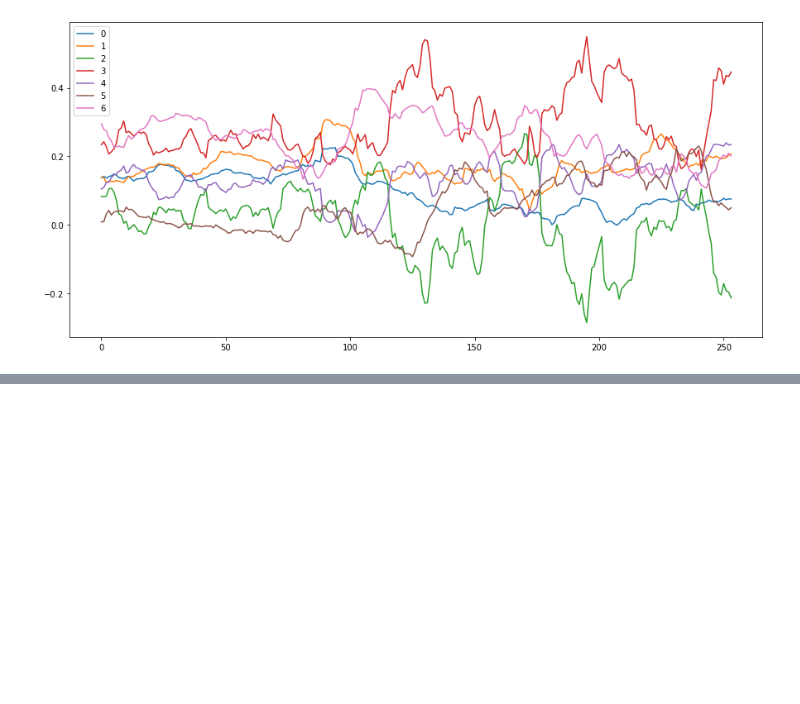
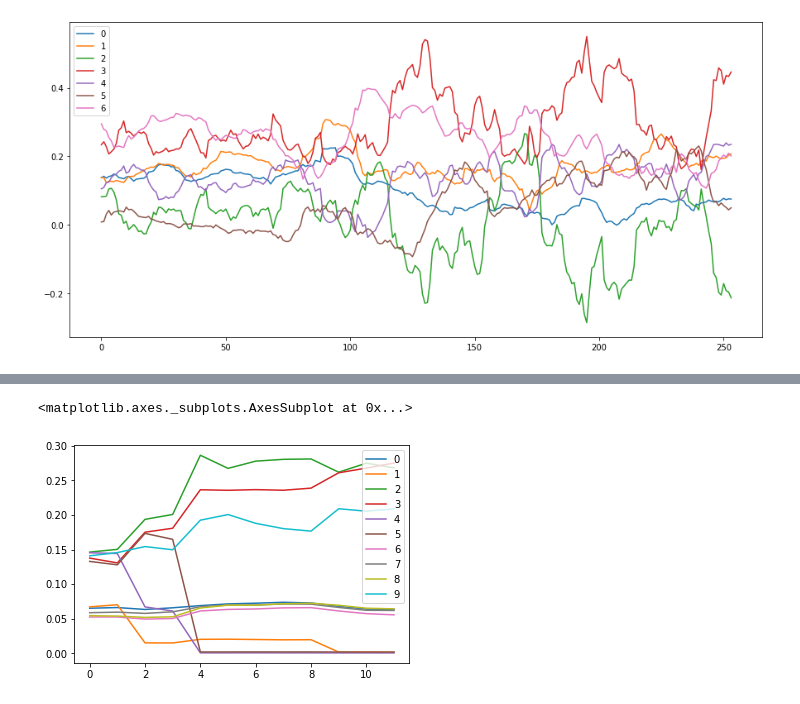
Before and after one commit to Buschardt/Bachelor_Projekt, a Jupyter notebook: Bachelor Projekt Kode.ipynb, the cells around one changed output, grey strips where cells are left out. Drawn from its saved outputs; the diff is of its cells as text; code cells hidden in the pictures; blank space fills up the shorter version.

```diff
--- a/Bachelor Projekt Kode.ipynb
+++ b/Bachelor Projekt Kode.ipynb
@@ -40,17 +43,17 @@ def risk_parity(riskbudget,w0,V):
     return res.x
 # %%
 #Global minimum variance
-def GMVPortfolio(covMatrix):
-    return np.dot(np.linalg.inv(covMatrix),
-                  np.ones(len(covMatrix)))/np.dot(np.dot(np.transpose(np.ones(len(covMatrix))),
-                                                  np.linalg.inv(covMatrix)),np.ones(len(covMatrix)))
+def GMVPortfolio(cov,**kargs):
+    return np.dot(np.linalg.inv(cov),
+                  np.ones(len(cov)))/np.dot(np.dot(np.transpose(np.ones(len(cov))),
+                                                  np.linalg.inv(cov)),np.ones(len(cov)))
 # %%
 #Global minimum variance - long only
-def GMVLOPortfolio(covMatrix):
-    x0=pd.Series([1/len(covMatrix)]*len(covMatrix))
+def GMVLOPortfolio(cov,**kargs):
+    x0=pd.Series([1/len(cov)]*len(cov))
     cons = ({'type': 'eq', 'fun': total_weight_constraint},
     {'type': 'ineq', 'fun': long_only_constraint})
-    res = minimize(calculate_portfolio_var,x0,args=covMatrix,tol=0.000000000000001,method='SLSQP',constraints=cons)
+    res = minimize(calculate_portfolio_var,x0,args=cov,tol=0.000000000000001,method='SLSQP',constraints=cons)
     return res.x
 # %%
 #Inverse variance portfolio (Risk parity fra De Prado)
@@ -80,16 +83,19 @@ def total_weight_constraint(x):
 def long_only_constraint(x):
     return x
 
-def max_div_port(w0, V, bnd=None, long_only=True):
+def max_div_port(cov,**kargs):
     # w0: initial weight
     # V: covariance matrix
     # bnd: individual position limit
     # long only: long only constraint
+    bnd=None
+    long_only=True
+    w0=np.array([1/len(cov)]*len(cov))
     cons = ({'type': 'eq', 'fun': total_weight_constraint},)
     if long_only: # add in long only constraint
         cons = cons + ({'type': 'ineq', 'fun':  long_only_constraint},)
-    res = minimize(calc_diversification_ratio, w0, bounds=bnd, args=V, method='SLSQP', constraints=cons)
-    return res
+    res = minimize(calc_diversification_ratio, w0, bounds=bnd, args=cov, method='SLSQP', constraints=cons)
+    return res.x
 # %%
 #HRP2
 #This version of HRP divides the weights between clusters
@@ -728,0 +815,2 @@ gmv_weights.plot(figsize=(15,7))
+# %%
+vaegte = hrpMC()
@@ -728,0 +830,5 @@ gmv_weights.plot(figsize=(15,7))
+# %%
+vaegte['getHRP'].plot()
+# %% [output]
+<matplotlib.axes._subplots.AxesSubplot at 0x...>
+[figure, added]
```
Also changed, not shown: parts of 12 cells of this notebook, 2 other files.
